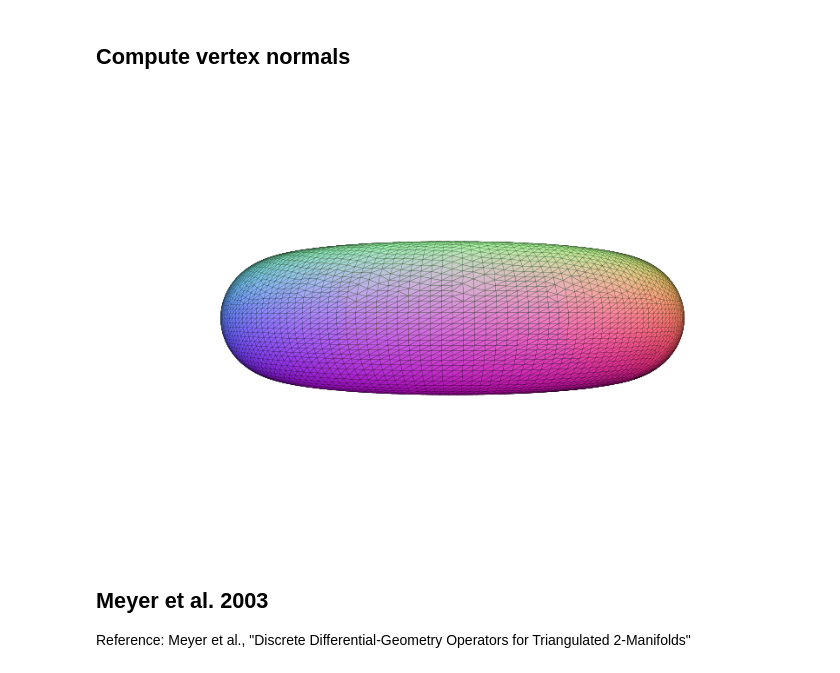
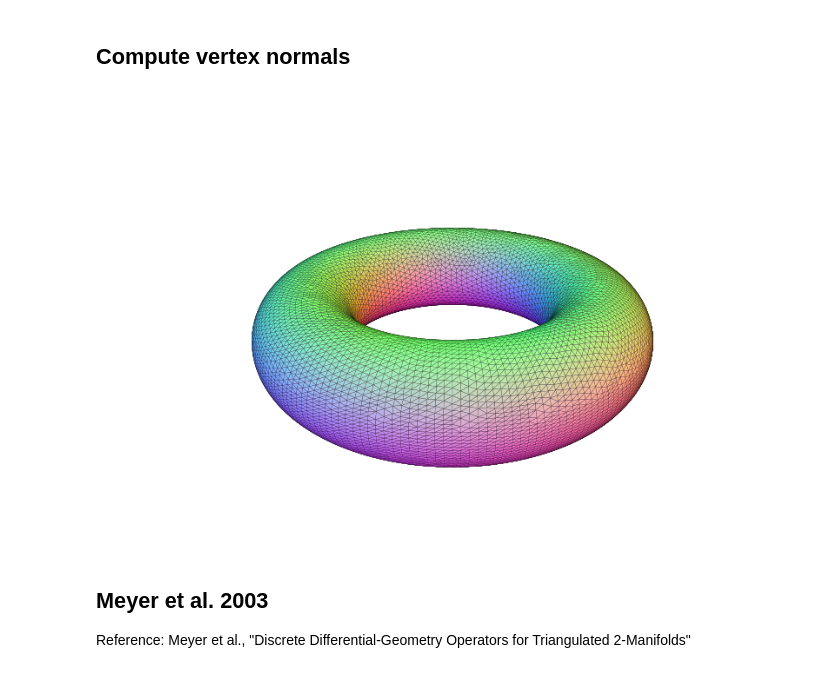
Before and after one commit to tatsy/tinymesh, a Jupyter notebook: examples/python/curvatures.ipynb, the cells around one changed output. Drawn from its saved outputs; the diff is of its cells as text; code cells hidden in the pictures.

```diff
--- a/examples/python/curvatures.ipynb
+++ b/examples/python/curvatures.ipynb
@@ -24,11 +24,11 @@ for i in range(nv):
     normals[i] = v.normal()
 # %%
 viewer = Viewer(800, 500)
-viewer.lookat(7, 0, 7, 0, 0, 0, 0, 1, 0)
+viewer.lookat(7, 5, 7, 0, 0, 0, 0, 1, 0)
 viewer.perspective(45, viewer.aspect, 1, 100)
 viewer.mesh_visualization(mesh, colors=normals * 0.5 + 0.5)
 # %% [output]
-[figure, old version]
+[figure, new version]
 # %% [markdown]
 ## Meyer et al. 2003
 Reference: Meyer et al., "Discrete Differential-Geometry Operators for Triangulated 2-Manifolds"
```
Also changed, not shown: parts of 10 cells of this notebook, 9 other files.
